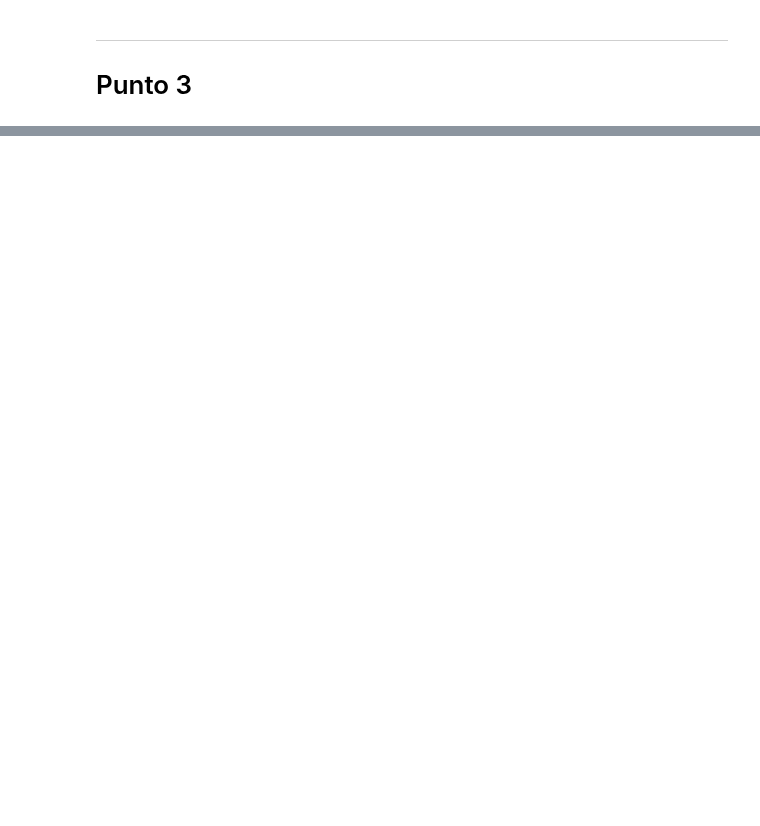
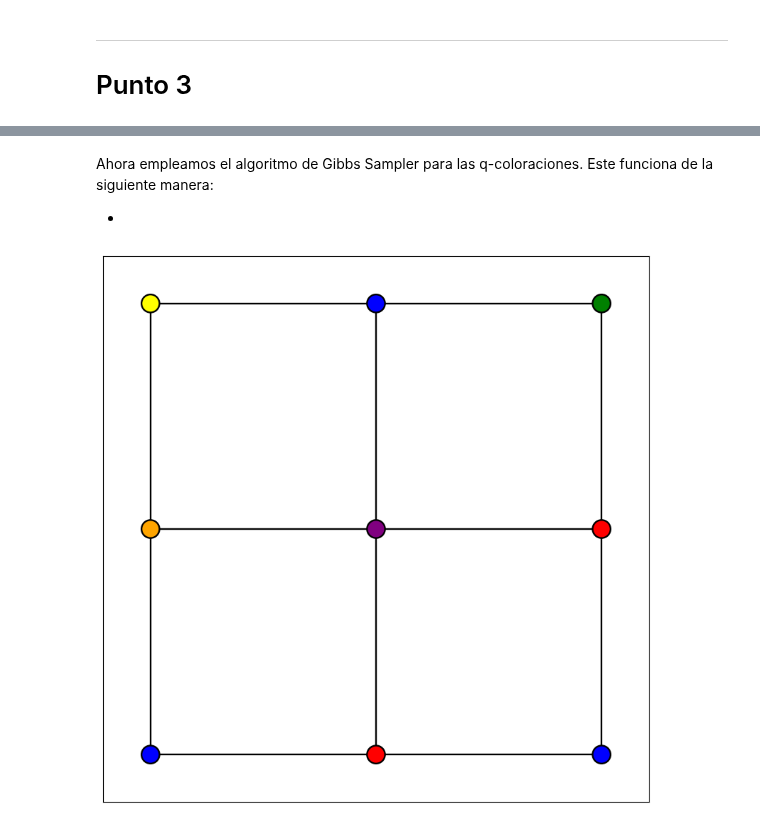
Before and after one commit to dangarciahe/Cadenas_de_Markov, a Jupyter notebook: Funciones.ipynb, the cells around one changed output, grey strips where cells are left out. Saved outputs shown, nothing was run; the diff lists cells and outputs as text; code cells hidden in the pictures; blank space fills up the shorter version.

```diff
--- a/Funciones.ipynb
+++ b/Funciones.ipynb
@@ -287,0 +287,32 @@ plot_grid(color_values)
+# %% [markdown]
+Ahora empleamos el algoritmo de Gibbs Sampler para las q-coloraciones. Este funciona de la siguiente manera:
+
+-
+# %%
+def find_valid_colors(color_values, x, y):
+    colores_vecinos = set()
+
+    for vecino in G.neighbors((x,y)):
+        colores_vecinos.add(color_values[vecino])
+
+    valid_colors = list(set(colors_list) - colores_vecinos)
+
+    return valid_colors
+
+
+def step():
+    # Elegir un nodo al azar con distribución uniforme https://docs.python.org/3/library/random.html
+    x = random.choice(range(0,k))
+    y = random.choice(range(0,k))
+
+    valid_colors = find_valid_colors(color_values, x, y)
+    new_color = random.choice(valid_colors)
+    color_values[(x,y)] = new_color
+
+
+
+step()
+
+plot_grid(color_values)
+# %% [output]
+[figure, added]
```
Also changed, not shown: parts of 7 cells of this notebook.
